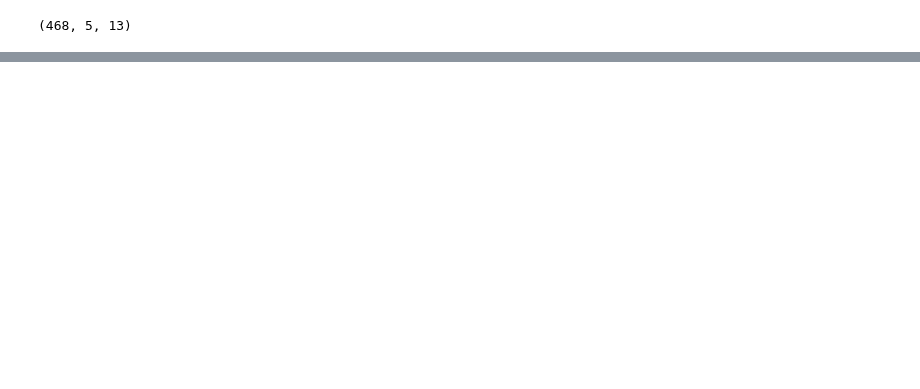
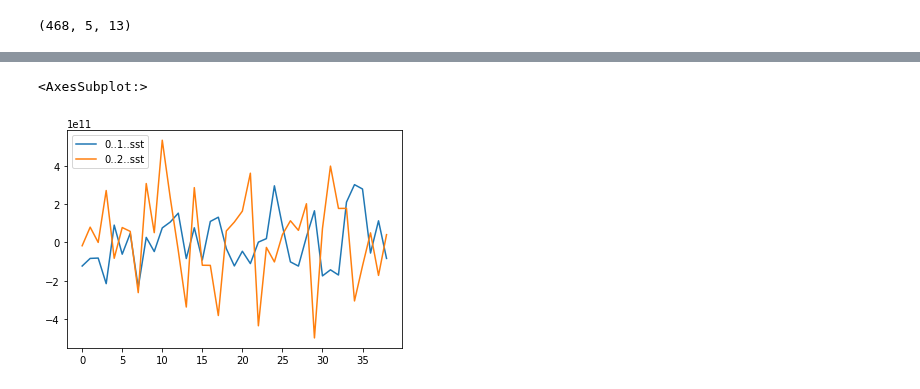
Before and after one commit to AI4S2S/s2spy, a Jupyter notebook: notebooks/prototype_RGDR.ipynb, the cells around one changed output, grey strips where cells are left out. Cells and saved outputs as stored; diff of their text form; code cells hidden in the pictures; blank space fills up the shorter version.

```diff
--- a/notebooks/prototype_RGDR.ipynb
+++ b/notebooks/prototype_RGDR.ipynb
@@ -176,0 +201,20 @@ prec_labels = cluster_DBSCAN_regions(corr_xr: xr.DataArray,
+# %%
+spatial_mean_regions = s2s.cluster_regions.single_split_spatial_mean_regions
+
+# get area weights
+area_weights = s2s.cluster_regions.get_area(field_lag_0)
+
+
+# Calculate spatial mean (feature) timeseries
+df_tscorr = spatial_mean_regions(precur_arr = field_lag_0.values, # to degrees,
+                    corr = xrcorr.sel(split=0).values,
+                    labels = prec_labels.sel(split=0).values,
+                    a_wghts = area_weights,
+                    lags = lags,
+                    use_coef_wghts = False,
+                    name = 'sst')
+# %%
+df_tscorr.plot()
+# %% [output]
+<AxesSubplot:>
+[figure, added]
```
Also changed, not shown: parts of 17 cells of this notebook, 3 other files.
